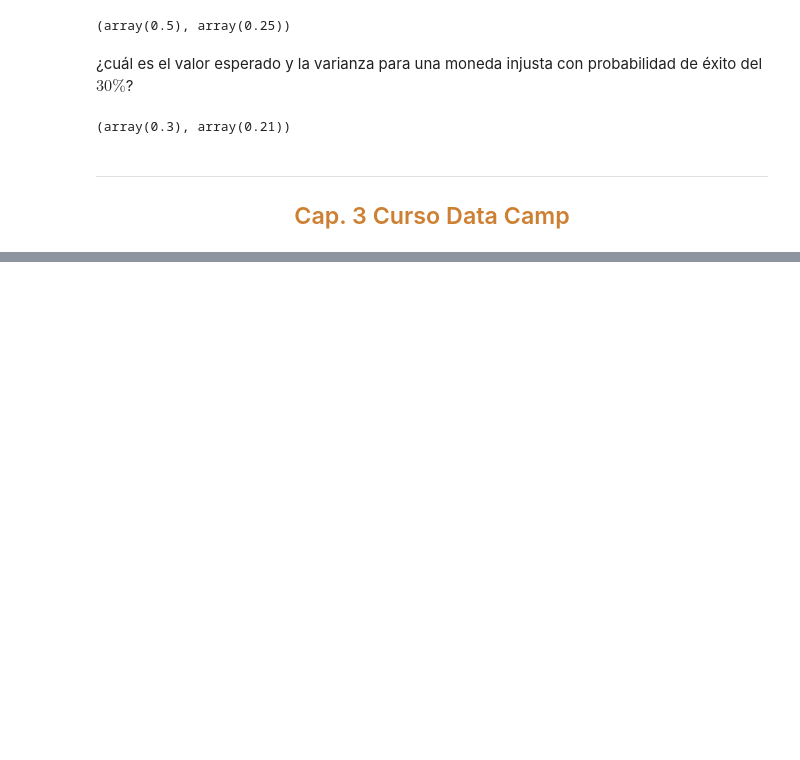
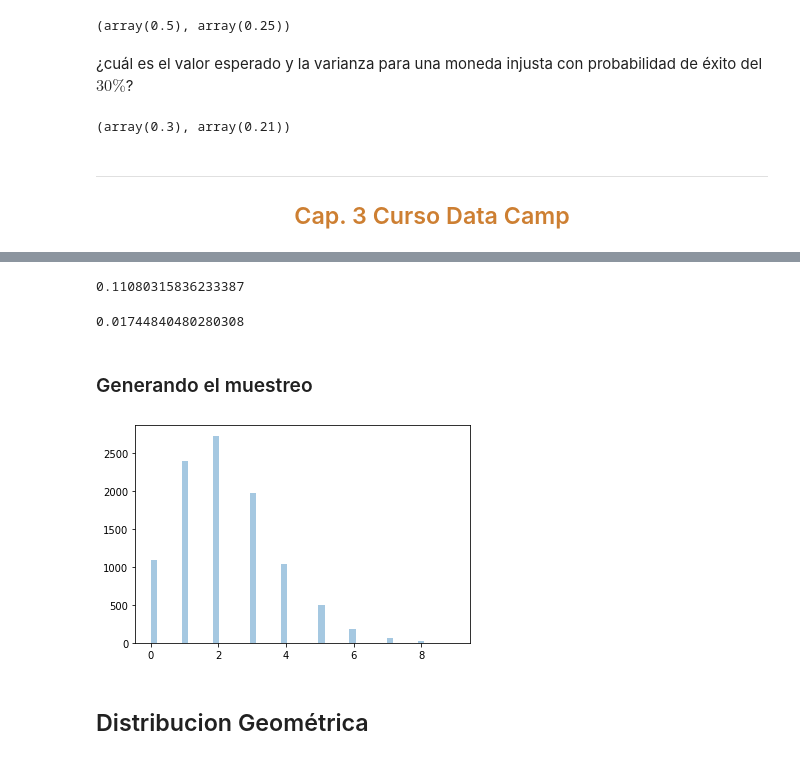
Before and after one commit to Crisel8a/Probabilidad-1, a Jupyter notebook: probafundamentosdc.ipynb, the cells around one changed output, grey strips where cells are left out. Cells and saved outputs as stored; diff of their text form; code cells hidden in the pictures; blank space fills up the shorter version.

```diff
--- a/probafundamentosdc.ipynb
+++ b/probafundamentosdc.ipynb
@@ -211,0 +325,12 @@ binom.stats(n=1, p=0.3)
+# %%
+# Calculate pmf of 0
+poisson.pmf(k=0, mu=2.2)
+# %% [output]
+0.11080315836233387
+# %%
+# Calculate pmf of 6
+poisson.pmf(k=6, mu=2.2)
+# %% [output]
+0.01744840480280308
+# %% [markdown]
+### Generando el muestreo
@@ -211,0 +342,11 @@ binom.stats(n=1, p=0.3)
+# %%
+# Create the sample using poisson.rvs()
+sample = poisson.rvs(mu=2.2, size=10000, random_state=13)
+# %%
+# Plot the sample
+sns.distplot(sample, kde=False)
+plt.show()
+# %% [output]
+[figure, added]
+# %% [markdown]
+## Distribucion Geométrica
```
Also changed, not shown: parts of 25 cells of this notebook.
